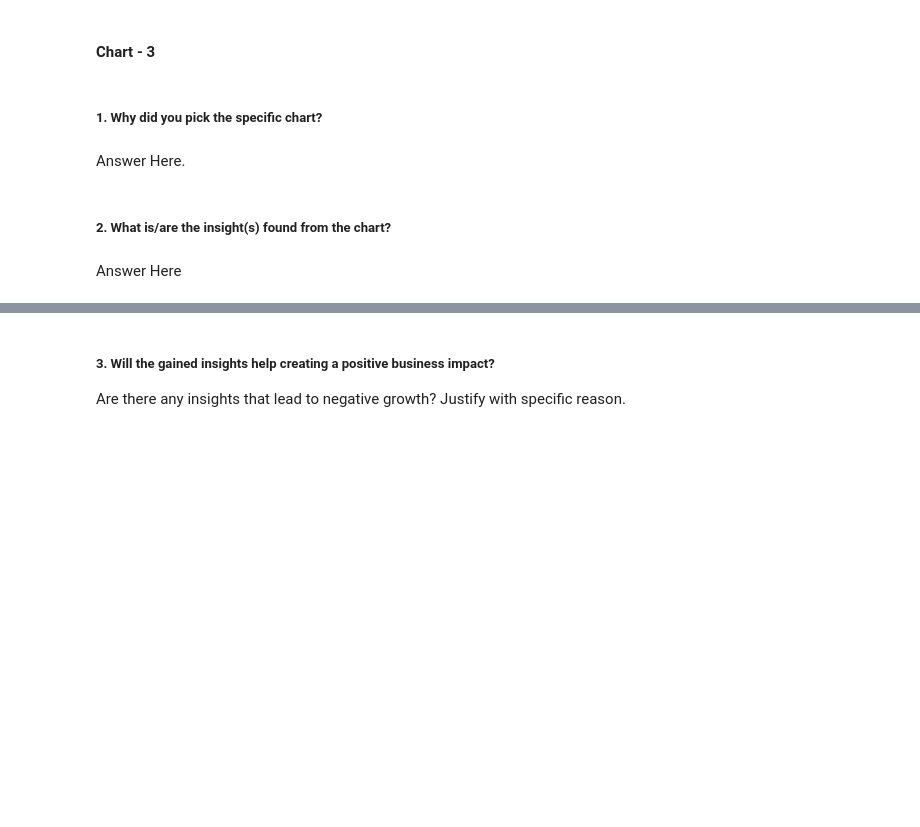
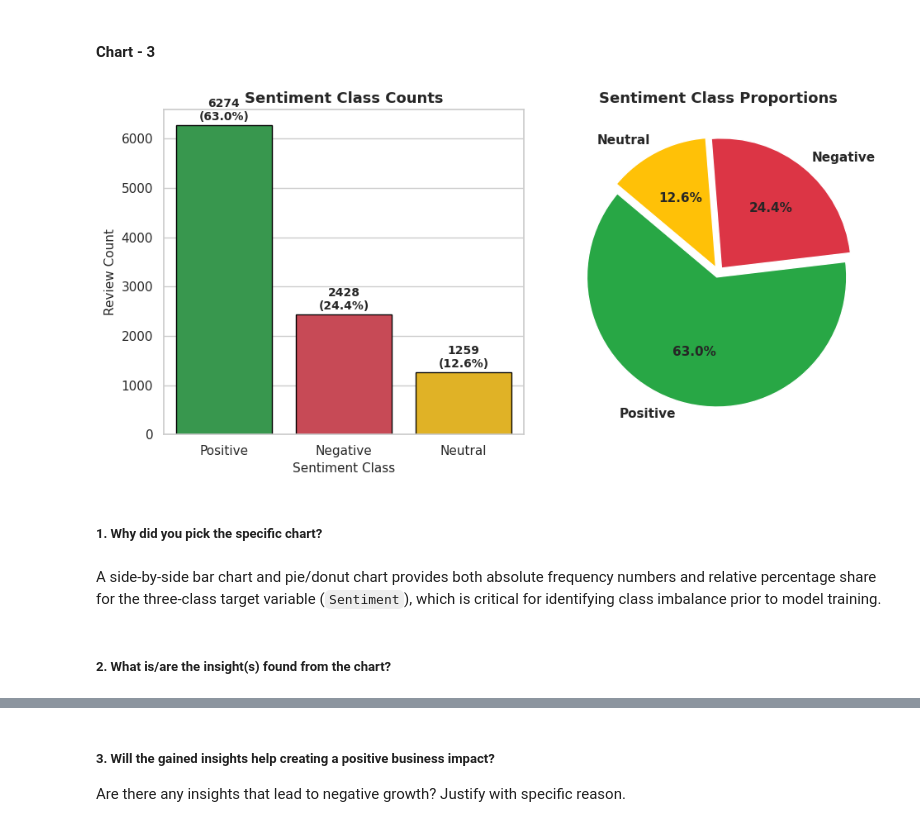
Before and after one commit to sarathi-14/zomato-labmentix-intern-task1, a Jupyter notebook: Sample_ML_Submission_Template.ipynb, the cells around one changed output, grey strips where cells are left out. Cells and saved outputs as stored; diff of their text form; code cells hidden in the pictures; blank space fills up the shorter version.

```diff
--- a/Sample_ML_Submission_Template.ipynb
+++ b/Sample_ML_Submission_Template.ipynb
@@ -176,8 +626,31 @@ Answer Here
+# %%
+# Chart - 3: Sentiment Class Distribution
+plt.figure(figsize=(10, 5))
+sent_counts = df['Sentiment'].value_counts()
+colors = ['#28a745', '#dc3545', '#ffc107'] # Green for Positive, Red for Negative, Amber for Neutral
+
+plt.subplot(1, 2, 1)
+ax = sns.barplot(x=sent_counts.index, y=sent_counts.values, palette=colors, edgecolor='black')
+plt.title("Sentiment Class Counts", fontsize=13, fontweight='bold')
+plt.xlabel("Sentiment Class", fontsize=11)
+plt.ylabel("Review Count", fontsize=11)
+for p in ax.patches:
+    pct = 100 * p.get_height() / len(df)
+    ax.annotate(f"{int(p.get_height())}\n({pct:.1f}%)", (p.get_x() + p.get_width() / 2., p.get_height() + 50),
+                ha='center', va='bottom', fontsize=10, fontweight='bold')
+
+plt.subplot(1, 2, 2)
+plt.pie(sent_counts.values, labels=sent_counts.index, autopct='%1.1f%%', colors=colors, startangle=140,
+        explode=(0.04, 0.04, 0.04), textprops={'fontsize': 11, 'fontweight': 'bold'})
+plt.title("Sentiment Class Proportions", fontsize=13, fontweight='bold')
+plt.tight_layout()
+plt.savefig(os.path.join(project_root, 'outputs', 'visualizations', 'chart_3_sentiment_distribution.png'), dpi=150)
+plt.show()
+# %% [output]
+[figure, added]
 # %% [markdown]
 ##### 1. Why did you pick the specific chart?
-# %% [markdown]
-Answer Here.
+# %% [markdown]
+A side-by-side bar chart and pie/donut chart provides both absolute frequency numbers and relative percentage share for the three-class target variable (`Sentiment`), which is critical for identifying class imbalance prior to model training.
 # %% [markdown]
 ##### 2. What is/are the insight(s) found from the chart?
-# %% [markdown]
-Answer Here
```
Also changed, not shown: parts of 287 cells of this notebook, 47 other files.
